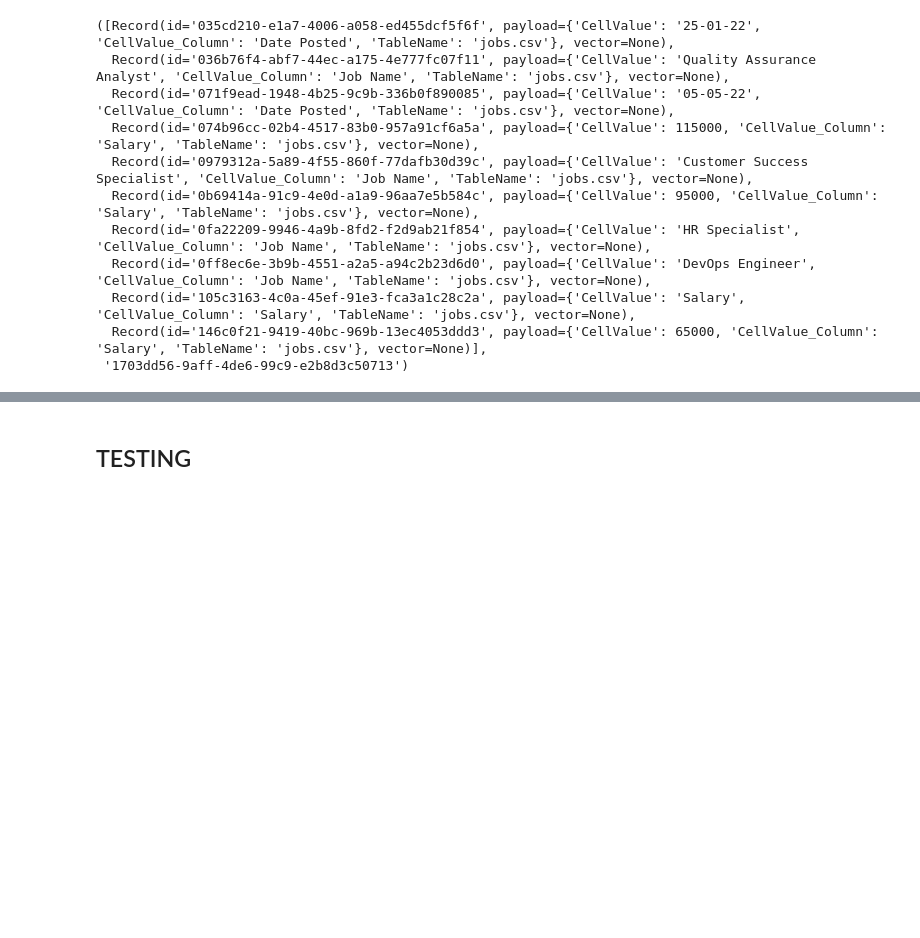
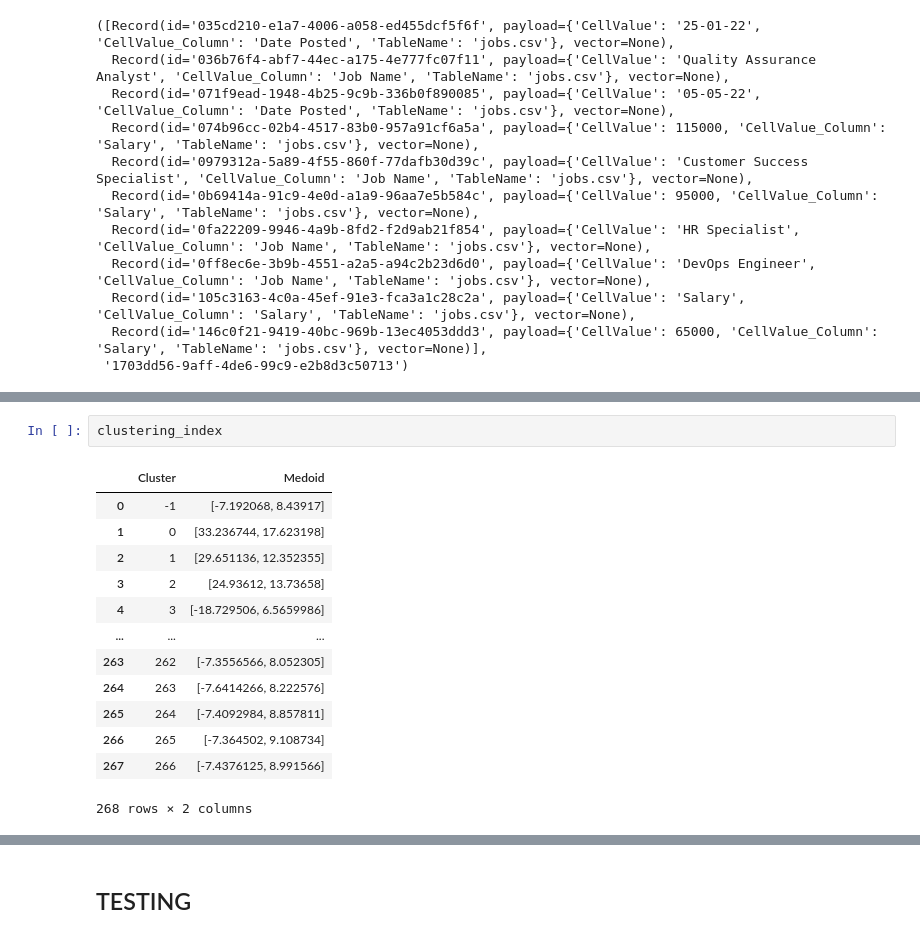
Before and after one commit to enas88/mira_gui, a Jupyter notebook: api_testing.ipynb, the cells around one changed output, grey strips where cells are left out. Drawn from its saved outputs; the diff is of its cells as text; blank space fills up the shorter version.

```diff
--- a/api_testing.ipynb
+++ b/api_testing.ipynb
@@ -537,0 +672,16 @@ client.scroll(
+# %%
+clustering_index
+# %% [output]
+|  | Cluster | Medoid |
+| 0 | -1 | [-7.192068, 8.43917] |
+| 1 | 0 | [33.236744, 17.623198] |
+| 2 | 1 | [29.651136, 12.352355] |
+| 3 | 2 | [24.93612, 13.73658] |
+| 4 | 3 | [-18.729506, 6.5659986] |
+| ... | ... | ... |
+| 263 | 262 | [-7.3556566, 8.052305] |
+| 264 | 263 | [-7.6414266, 8.222576] |
+| 265 | 264 | [-7.4092984, 8.857811] |
+| 266 | 265 | [-7.364502, 9.108734] |
+| 267 | 266 | [-7.4376125, 8.991566] |
+268 rows × 2 columns
```
Also changed, not shown: parts of 25 cells of this notebook, 4 other files.
